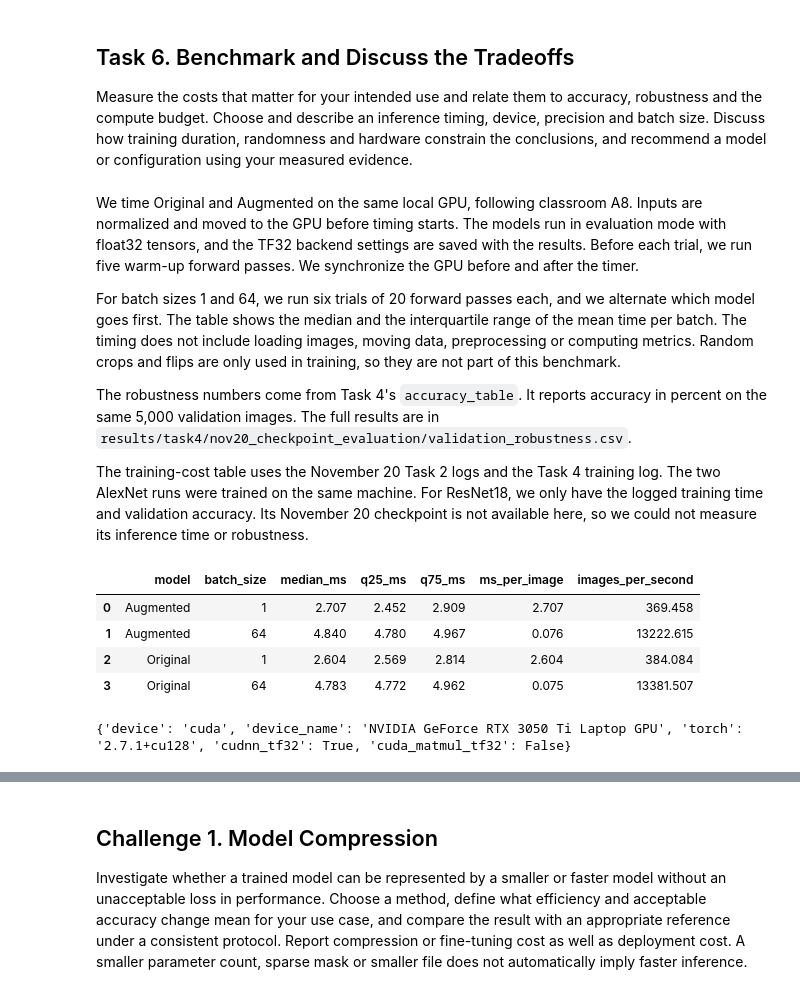
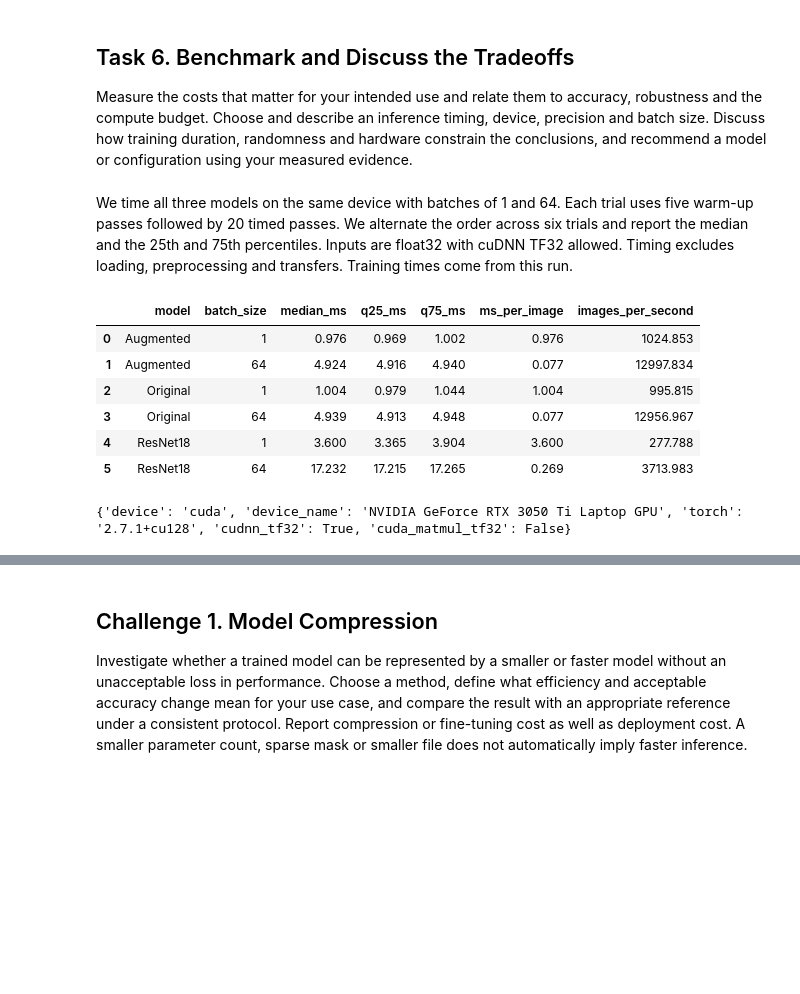
Before and after one commit to TheArtemis/ID2223-Scalable-Machine-Learning-and-Deep-Learning, a Jupyter notebook: assignments/ass1/lab-assignment-notebook.ipynb, the cells around one changed output, grey strips where cells are left out. Drawn from its saved outputs; the diff is of its cells as text; code cells hidden in the pictures; blank space fills up the shorter version.

```diff
--- a/assignments/ass1/lab-assignment-notebook.ipynb
+++ b/assignments/ass1/lab-assignment-notebook.ipynb
@@ -955,7 +961,7 @@ You may start with crop/flip or other corruptions. Develop the method on validat
 # %%
 # Regarding the original model (trained on clean images) we will reuse the checkpoints of previous tasks
 checkpoint = torch.load(
-    "outputs/task2/full_20261120T105658Z_b3bb1ac1/AlexNet_best.pt",
+    task2_output_dir / "AlexNet_best.pt",
     map_location="cpu",
     weights_only=True,
 )
@@ -1177,7 +1186,7 @@ evaluation_models = {}
 checkpoints = {
     "Original": checkpoint,
     "Augmented": torch.load(
-        "outputs/task4/20261120T141502Z_dd09daff/AlexNet_augmented_best.pt",
+        task4_output_dir / "AlexNet_augmented_best.pt",
         map_location="cpu",
         weights_only=True,
     ),
@@ -1193,9 +1202,8 @@ for name, saved in checkpoints.items():
         "stats": saved["stats"],
     }
 
-# Keep local evaluation results separate from the shared training-run files.
-task4_output_dir = Path("results/task4/nov20_checkpoint_evaluation")
-task4_output_dir.mkdir(parents=True, exist_ok=True)
+task4_eval_dir = Path("results/task4") / task4_output_dir.name
+task4_eval_dir.mkdir(parents=True, exist_ok=True)
 # %% [markdown]
 Let's define now a class with the different evaluation functions
 # %%
@@ -1424,10 +1408,10 @@ Task 4 saves its evaluation results in `results/task4/nov20_checkpoint_evaluatio
 from sklearn.metrics import ConfusionMatrixDisplay, classification_report
 
 checkpoint_paths = {
-    "Original": Path("outputs/task2/full_20261120T105658Z_b3bb1ac1/AlexNet_best.pt"),
-    "Augmented": Path("outputs/task4/20261120T141502Z_dd09daff/AlexNet_augmented_best.pt"),
+    "Original": task2_output_dir / "AlexNet_best.pt",
+    "Augmented": task4_output_dir / "AlexNet_augmented_best.pt",
 }
-analysis_dir = Path("results/task5_6/nov20_checkpoints")
+analysis_dir = Path("results/task5_6") / task4_output_dir.name
 analysis_dir.mkdir(parents=True, exist_ok=True)
 # Recreate the full Task 1 split, even if the earlier cells were run in smoke mode.
 analysis_train_ids, analysis_ids = train_test_split(
@@ -1619,7 +1603,7 @@ diagnostics.to_csv(analysis_dir / "checkpoint_diagnostics.csv")
 # %%
 history_paths = {
-    "Original": Path("outputs/task2/full_20261120T105658Z_b3bb1ac1/AlexNet_history.csv"),
-    "Augmented": Path("outputs/task4/20261120T141502Z_dd09daff/AlexNet_augmented_history.csv"),
+    "Original": task2_output_dir / "AlexNet_history.csv",
+    "Augmented": task4_output_dir / "AlexNet_augmented_history.csv",
 }
 fig, axes = plt.subplots(1, 2, figsize=(12, 4))
 for (name, history_path), color in zip(history_paths.items(), ["tab:blue", "tab:orange"]):
@@ -1777,14 +1754,8 @@ Both examples show a truck, but they are different images, because we take each
 # %% [markdown]
 ## Task 6. Benchmark and Discuss the Tradeoffs
 Measure the costs that matter for your intended use and relate them to accuracy, robustness and the compute budget. Choose and describe an inference timing, device, precision and batch size. Discuss how training duration, randomness and hardware constrain the conclusions, and recommend a model or configuration using your measured evidence.
-# %% [markdown]
-We time Original and Augmented on the same local GPU, following classroom A8. Inputs are normalized and moved to the GPU before timing starts. The models run in evaluation mode with float32 tensors, and the TF32 backend settings are saved with the results. Before each trial, we run five warm-up forward passes. We synchronize the GPU before and after the timer.
-
-For batch sizes 1 and 64, we run six trials of 20 forward passes each, and we alternate which model goes first. The table shows the median and the interquartile range of the mean time per batch. The timing does not include loading images, moving data, preprocessing or computing metrics. Random crops and flips are only used in training, so they are not part of this benchmark.
-
-The robustness numbers come from Task 4's `accuracy_table`. It reports accuracy in percent on the same 5,000 validation images. The full results are in `results/task4/nov20_checkpoint_evaluation/validation_robustness.csv`.
-
-The training-cost table uses the November 20 Task 2 logs and the Task 4 training log. The two AlexNet runs were trained on the same machine. For ResNet18, we only have the logged training time and validation accuracy. Its November 20 checkpoint is not available here, so we could not measure its inference time or robustness.
+# %% [markdown]
+We time all three models on the same device with batches of 1 and 64. Each trial uses five warm-up passes followed by 20 timed passes. We alternate the order across six trials and report the median and the 25th and 75th percentiles. Inputs are float32 with cuDNN TF32 allowed. Timing excludes loading, preprocessing and transfers. Training times come from this run.
 # %%
 # same timing loop as A8: warm up, synchronize, then average 20 forward passes
 @torch.inference_mode()
@@ -1799,57 +1770,63 @@ def time_inference(model, inputs):
     synchronize_device()
     return 1000 * (time.perf_counter() - start) / 20
 
+resnet = build_model(resnet_run).to(device)
+resnet_saved = torch.load(task2_output_dir / "ResNet18_best.pt", map_location="cpu", weights_only=True)
+resnet.load_state_dict(resnet_saved["state_dict"])
+timing_models = {**analysis_models, "ResNet18": (resnet.eval(), resnet_saved["stats"])}
 timing_rows = []
 raw_batch = next(iter(analysis_loader))[0].to(device)
 for batch_size in [1, 64]:
     prepared = {
         name: prepare_inputs(raw_batch[:batch_size], model_stats)
-        for name, (_, model_stats) in analysis_models.items()
+        for name, (_, model_stats) in timing_models.items()
     }
     for trial in range(6):
         # Alternate which model runs first to reduce measurement-order effects.
-        names = list(analysis_models)
+        names = list(timing_models)
         if trial % 2:
             names.reverse()
         for name in names:
-            model = analysis_models[name][0]
+            model = timing_models[name][0]
             batch_ms = time_inference(model, prepared[name])
             timing_rows.append({
                 "model": name,
                 "batch_size": batch_size,
                 "trial": trial + 1,
                 "batch_ms": batch_ms,
             })
 timing_trials = pd.DataFrame(timing_rows)
 timing_trials.to_csv(analysis_dir / "timing_trials.csv", index=False)
 timings = (
     timing_trials.groupby(["model", "batch_size"]).batch_ms
     .agg(
         median_ms="median",
         q25_ms=lambda x: x.quantile(.25),
         q75_ms=lambda x: x.quantile(.75),
     )
     .reset_index()
 )
 timings["ms_per_image"] = timings.median_ms / timings.batch_size
 timings["images_per_second"] = 1000 * timings.batch_size / timings.median_ms
 display(timings.round(3))
 timings.to_csv(analysis_dir / "inference_timing.csv", index=False)
 environment = {
     "device": str(device),
     "device_name": torch.cuda.get_device_name(0) if device.type == "cuda" else str(device),
     "torch": str(torch.__version__),
     "cudnn_tf32": torch.backends.cudnn.allow_tf32,
     "cuda_matmul_tf32": torch.backends.cuda.matmul.allow_tf32,
 }
 (analysis_dir / "environment.json").write_text(json.dumps(environment, indent=2))
 print(environment)
 # %% [output]
 |  | model | batch_size | median_ms | q25_ms | q75_ms | ms_per_image | images_per_second |
-| 0 | Augmented | 1 | 2.707 | 2.452 | 2.909 | 2.707 | 369.458 |
-| 1 | Augmented | 64 | 4.840 | 4.780 | 4.967 | 0.076 | 13222.615 |
-| 2 | Original | 1 | 2.604 | 2.569 | 2.814 | 2.604 | 384.084 |
-| 3 | Original | 64 | 4.783 | 4.772 | 4.962 | 0.075 | 13381.507 |
+| 0 | Augmented | 1 | 0.976 | 0.969 | 1.002 | 0.976 | 1024.853 |
+| 1 | Augmented | 64 | 4.924 | 4.916 | 4.940 | 0.077 | 12997.834 |
+| 2 | Original | 1 | 1.004 | 0.979 | 1.044 | 1.004 | 995.815 |
+| 3 | Original | 64 | 4.939 | 4.913 | 4.948 | 0.077 | 12956.967 |
+| 4 | ResNet18 | 1 | 3.600 | 3.365 | 3.904 | 3.600 | 277.788 |
+| 5 | ResNet18 | 64 | 17.232 | 17.215 | 17.265 | 0.269 | 3713.983 |
 {'device': 'cuda', 'device_name': 'NVIDIA GeForce RTX 3050 Ti Laptop GPU', 'torch': '2.7.1+cu128', 'cudnn_tf32': True, 'cuda_matmul_tf32': False}
 # %%
 display(accuracy_table.round(2))
```
Also changed, not shown: parts of 45 cells of this notebook, 23 other files.
